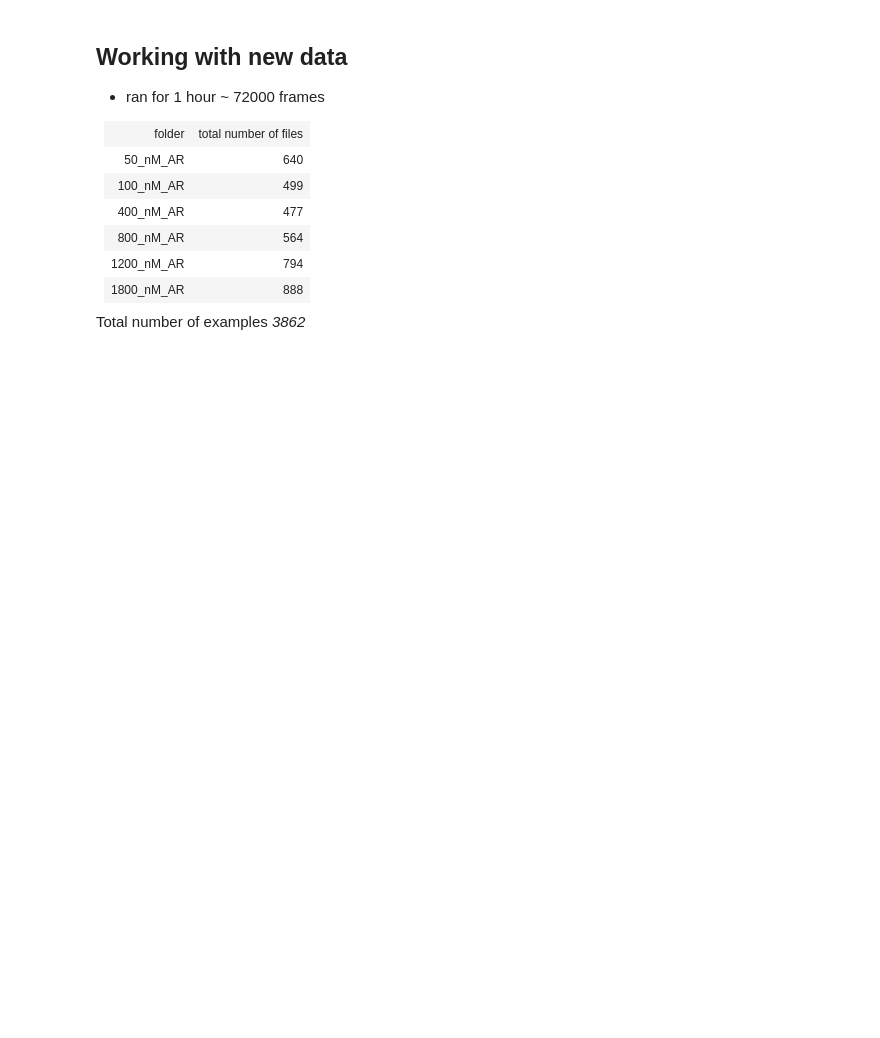
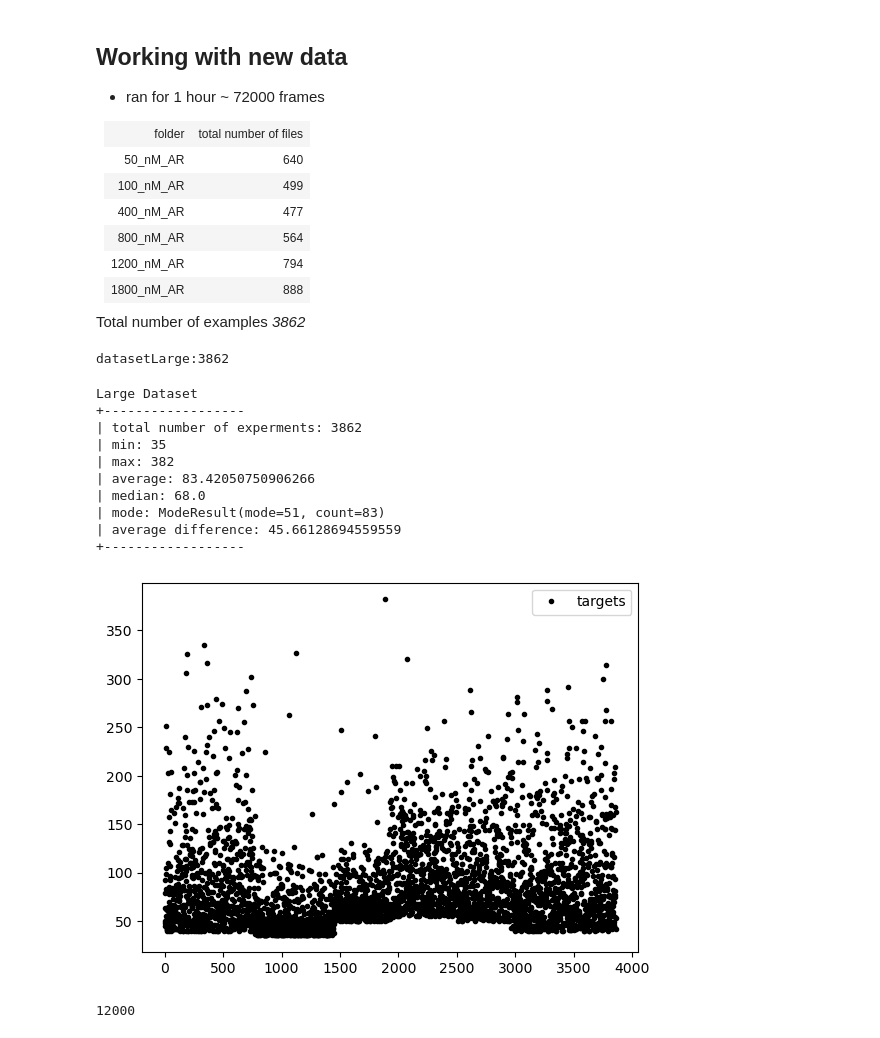
Before and after one commit to khood5/SNN-DNA-project, a Jupyter notebook: dataPlayground.ipynb, the cells around one changed output. Saved outputs shown, nothing was run; the diff lists cells and outputs as text; code cells hidden in the pictures; blank space fills up the shorter version.

```diff
--- a/dataPlayground.ipynb
+++ b/dataPlayground.ipynb
@@ -162,3 +200,33 @@ Medium
     </tr>
 </table>
  Total number of examples <em>3862</em>
+# %%
+datasetLarge = expermentDataloader(
+    "/home/khood/GitHub/SNN-DNA-project/Prepocessing/large_dataset/allData/index.csv",
+    "/home/khood/GitHub/SNN-DNA-project/Prepocessing/large_dataset/allData/",
+)
+print(f"datasetLarge:{len(datasetLarge)}")
+# %% [output]
+datasetLarge:3862
+# %%
+targets = [i[1][0] for i in datasetLarge]
+plt.plot(list(range(len(targets))), targets, '.', color='black', label="targets")
+plt.legend(numpoints=1)
+print("Large Dataset")
+printStats(targets)
+# %% [output]
+Large Dataset
++------------------
+| total number of experments: 3862
+| min: 35
+| max: 382
+| average: 83.42050750906266
+| median: 68.0
+| mode: ModeResult(mode=51, count=83)
+| average difference: 45.66128694559559
++------------------
+[figure, added]
+# %%
+len(datasetLarge[0][0])
+# %% [output]
+12000
```
Also changed, not shown: parts of 9 cells of this notebook, 3 other files.
